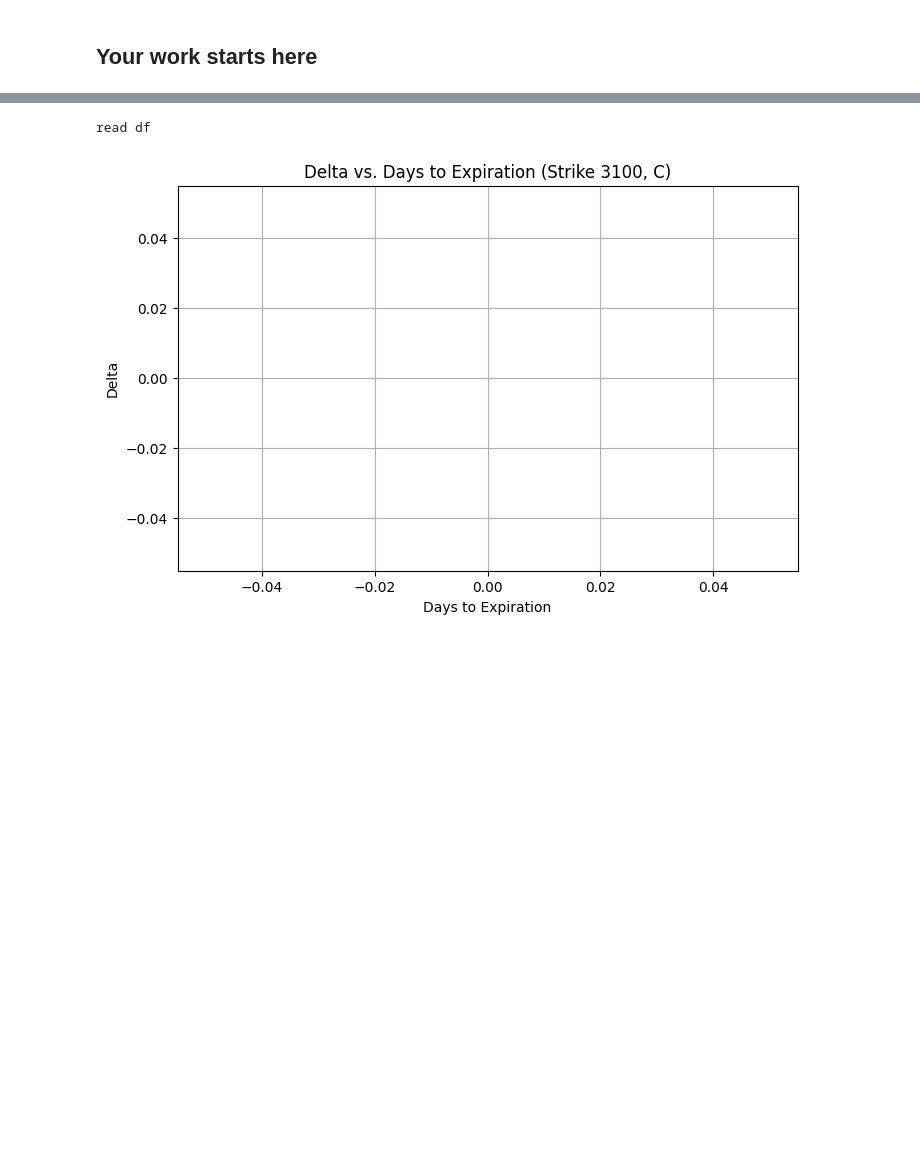
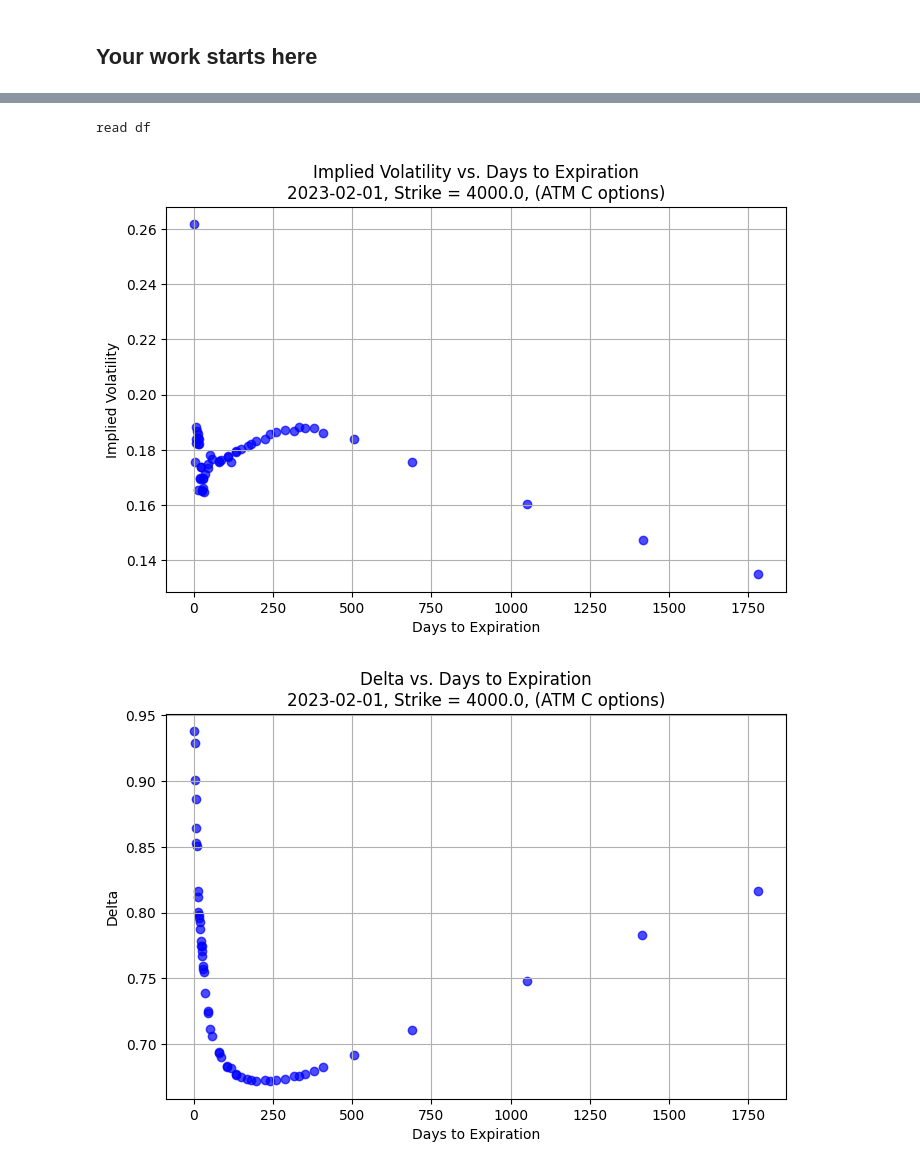
Before and after one commit to rocadidonato-hue/TAMID---Options, a Jupyter notebook: hw2.ipynb, the cells around one changed output, grey strips where cells are left out. Drawn from its saved outputs; the diff is of its cells as text; code cells hidden in the pictures; blank space fills up the shorter version.

```diff
--- a/hw2.ipynb
+++ b/hw2.ipynb
@@ -457,40 +247,56 @@ Calculating implied volatilities...
 import matplotlib.pyplot as plt
 import pandas as pd
 
-file_name = r"C:\TAMID\OptionsData\IVYOPPRCD_199601.pkl"
+file_name = r"C:\TAMID\OptionsData\IVYOPPRCD_202302.pkl"
 df = pd.read_pickle(file_name)
 print("read df")
 
 
-STRIKE = 400
-DATE = pd.Timestamp("1996-01-04")
+
+STRIKE = 4000.0
+DATE = pd.Timestamp("2023-02-01")
 option_type = 'C'
 
 filtered = df.loc[(df.index == DATE) & (df['CallPut'] == option_type) & (df['Strike'] == STRIKE)].copy()
 for col in ['ImpliedVolatility', 'Delta', 'Gamma', 'Theta', 'Vega']:
     filtered = filtered[filtered[col] != -99.99]
 
 filtered = filtered[filtered["Strike"] == STRIKE]
 
 filtered = filtered.copy()
 filtered["Date"] = filtered.index
 
+#print(filtered)
+
 metrics = {
     'ImpliedVolatility': 'Implied Volatility',
     'Delta': 'Delta',
     'Gamma': 'Gamma',
     'Theta': 'Theta',
     'Vega': 'Vega'
 }
 
 for col, title in metrics.items():
     plt.figure(figsize=(8, 5))
-    plt.scatter(filtered['DaysToExpiration'], filtered[col], color='blue', alpha = 0.7)
+    if not filtered.empty and filtered['DaysToExpiration'].notna().any() and filtered[col].notna().any():
+        plt.scatter(filtered['DaysToExpiration'], filtered[col], color='blue', alpha=0.7)
+
+        x_min, x_max = filtered['DaysToExpiration'].min(skipna=True), filtered['DaysToExpiration'].max(skipna=True)
+        x_pad = (x_max - x_min) * 0.05
+        plt.xlim(x_min - x_pad, x_max + x_pad)
+
+        # y-axis padding
+        y_min, y_max = filtered[col].min(skipna=True), filtered[col].max(skipna=True)
+        y_pad = (y_max - y_min) * 0.05
+        plt.ylim(y_min - y_pad, y_max + y_pad)
+    else:
+        print("Warning: filtered DataFrame is empty or contains no valid values.")
     plt.title(f"{title} vs. Days to Expiration\n{DATE.date()}, Strike = {STRIKE}, (ATM {option_type} options)")
     plt.xlabel("Days to Expiration")
     plt.ylabel(title)
     plt.grid(True)
     plt.show()
 # %% [output]
 read df
-[figure, old version]
+[figure, new version]
+[figure, added]
```
Also changed, not shown: parts of 4 cells of this notebook.
